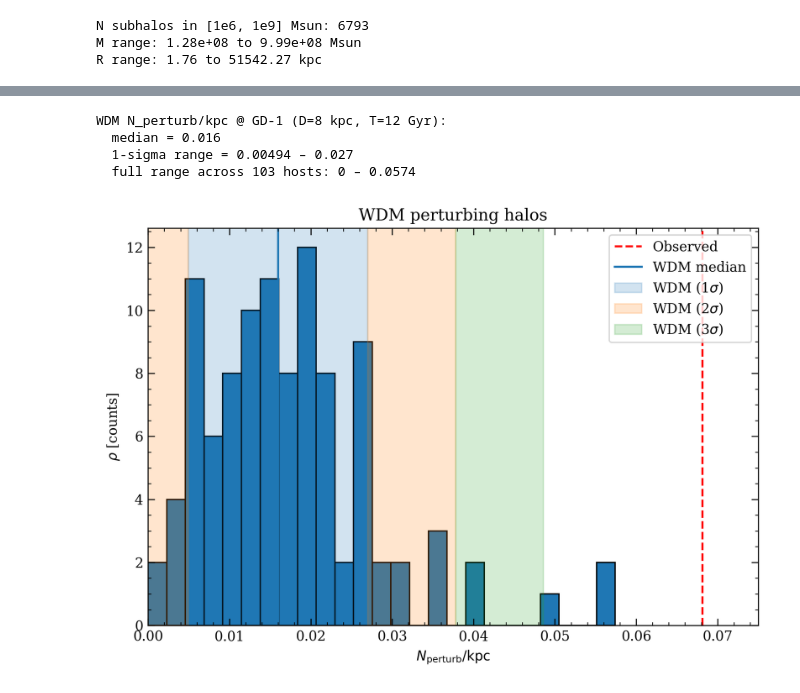
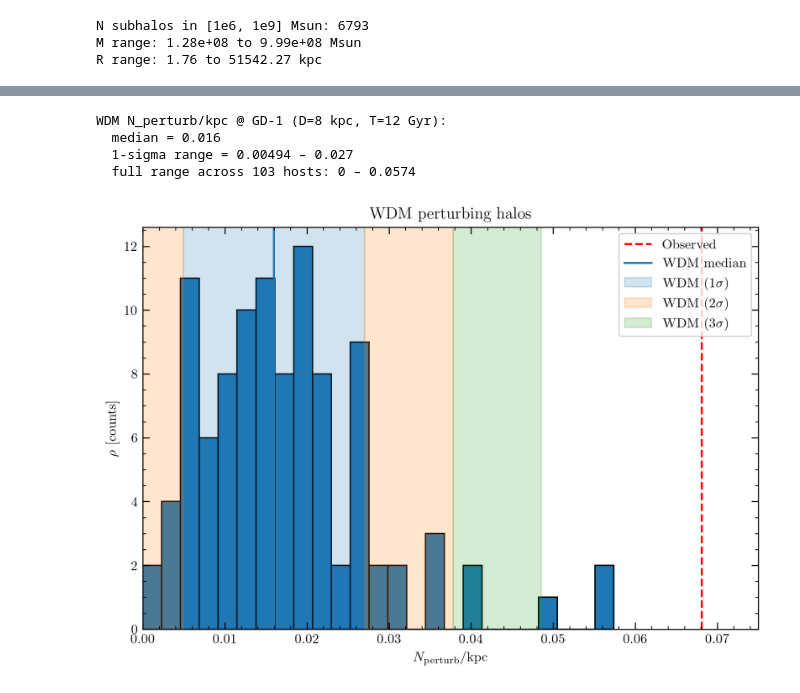
Before and after one commit to ravioli1369/ast5011-project, a Jupyter notebook: wdm_sph.ipynb, the cells around one changed output, grey strips where cells are left out. Saved outputs shown, nothing was run; the diff lists cells and outputs as text; code cells hidden in the pictures.

Commit message:
rerun cells to use latex for plots. finish writing the conclusion section

```diff
--- a/wdm_sph.ipynb
+++ b/wdm_sph.ipynb
@@ -14,7 +14,7 @@ from stream_perturbing_halos import (
 )
 
 params = {
-    "text.usetex": False,
+    "text.usetex": True,
     "font.family": "serif",
     "xtick.minor.visible": True,
     "ytick.minor.visible": True,
@@ -46,26 +46,29 @@ first 10: [77, 85, 89, 90, 95, 103, 106, 108, 112, 113]
 # %%
 from colossus.lss import peaks
 from colossus.cosmology import cosmology
-cosmo = cosmology.setCosmology('planck18')
+
+cosmo = cosmology.setCosmology("planck18")
 
 # Constants
-k_B   = 1.381e-16    # erg/K
-c_cgs = 2.998e10     # cm/s
-eV    = 1.602e-12    # erg
-keV   = 1.0e3 * eV   # erg
-T_CMB = 2.725        # K
-Mpc_cm = 3.086e24    # cm per Mpc
+k_B = 1.381e-16  # erg/K
+c_cgs = 2.998e10  # cm/s
+eV = 1.602e-12  # erg
+keV = 1.0e3 * eV  # erg
+T_CMB = 2.725  # K
+Mpc_cm = 3.086e24  # cm per Mpc
 
-m_wdm = 1.0 * keV    # rest-mass energy of the WDM particle [erg]
-z_nr = m_wdm/(k_B * T_CMB) - 1
+m_wdm = 1.0 * keV  # rest-mass energy of the WDM particle [erg]
+z_nr = m_wdm / (k_B * T_CMB) - 1
 print(z_nr)
 t_nr = 1318860.210  # seconds (age of the Universe at z_nr) (From Ned Wright's cosmology calculator)
 
 
 lambda_fs_cm = c_cgs * t_nr * (1 + z_nr)
-lambda_fs_Mpc = lambda_fs_cm/Mpc_cm
+lambda_fs_Mpc = lambda_fs_cm / Mpc_cm
 print(f"{lambda_fs_Mpc:.3e}")
-M_suppressed = H_HUBBLE * peaks.lagrangianM(lambda_fs_Mpc/H_HUBBLE) # In units of M_sun
+M_suppressed = H_HUBBLE * peaks.lagrangianM(
+    lambda_fs_Mpc / H_HUBBLE
+)  # In units of M_sun
 print(f"{M_suppressed:.3e}")
 # %% [output]
 4256986.025755835
@@ -144,5 +149,7 @@ fig.savefig("./plots/subhalo_mass_and_radial_distributions_wdm.png", dpi=300)
 # %%
-pop = population_perturbation_rates(mass_range_msun=[M_suppressed, PERTURBER_MASS_MSUN[1]])
+pop = population_perturbation_rates(
+    mass_range_msun=[M_suppressed, PERTURBER_MASS_MSUN[1]]
+)
 
 med = np.median(pop["per_kpc"])
 std = np.std(pop["per_kpc"])
@@ -150,39 +157,39 @@ poneminus = np.max(pop["per_kpc"][pop["per_kpc"] < med - std])
 poneplus = np.min(pop["per_kpc"][pop["per_kpc"] > med + std])
 p2minus = poneminus - std
 p2plus = poneplus + std
-p3minus = poneminus - 2*std
-p3plus = poneplus + 2*std
+p3minus = poneminus - 2 * std
+p3plus = poneplus + 2 * std
 print("WDM N_perturb/kpc @ GD-1 (D=8 kpc, T=12 Gyr):")
 print(f"  median = {med:.3g}")
 print(f"  1-sigma range = {poneminus:.3g} – {poneplus:.3g}")
 print(
     f"  full range across {len(pop['per_kpc'])} hosts:"
     f" {pop['per_kpc'].min():.3g} – {pop['per_kpc'].max():.3g}"
 )
 
 plt.figure(figsize=(7, 5))
 plt.hist(pop["per_kpc"], bins=25, edgecolor="k")
 plt.axvline(9 / 132.1, color="red", ls="--", label="Observed")
 plt.axvline(med, color="C0", label="WDM median")
 plt.axvspan(poneminus, poneplus, color="C0", alpha=0.2, label=r"WDM (1$\sigma$)")
 plt.axvspan(p2minus, poneminus, color="C1", alpha=0.2, label=r"WDM (2$\sigma$)")
 plt.axvspan(poneplus, p2plus, color="C1", alpha=0.2)
 plt.axvspan(p3minus, p2minus, color="C2", alpha=0.2, label=r"WDM (3$\sigma$)")
 plt.axvspan(p2plus, p3plus, color="C2", alpha=0.2)
 plt.xlabel(r"$N_{\rm perturb}/{\rm kpc}$")
 plt.ylabel(r"$\rho$ [counts]")
-plt.gca().set_xlim(0,0.075)
+plt.gca().set_xlim(0, 0.075)
 plt.title("WDM perturbing halos")
 plt.legend()
 plt.tight_layout()
 plt.savefig("./plots/stream_perturbation_rate_distribution_wdm.png", dpi=300)
 plt.show()
 # %% [output]
 WDM N_perturb/kpc @ GD-1 (D=8 kpc, T=12 Gyr):
   median = 0.016
   1-sigma range = 0.00494 – 0.027
   full range across 103 hosts: 0 – 0.0574
-[figure, old version]
+[figure, new version]
 # %%
 fig, axes = plt.subplots(1, 2, figsize=(11, 4))
 
```
Also changed, not shown: parts of 4 cells of this notebook, 5 other files.
